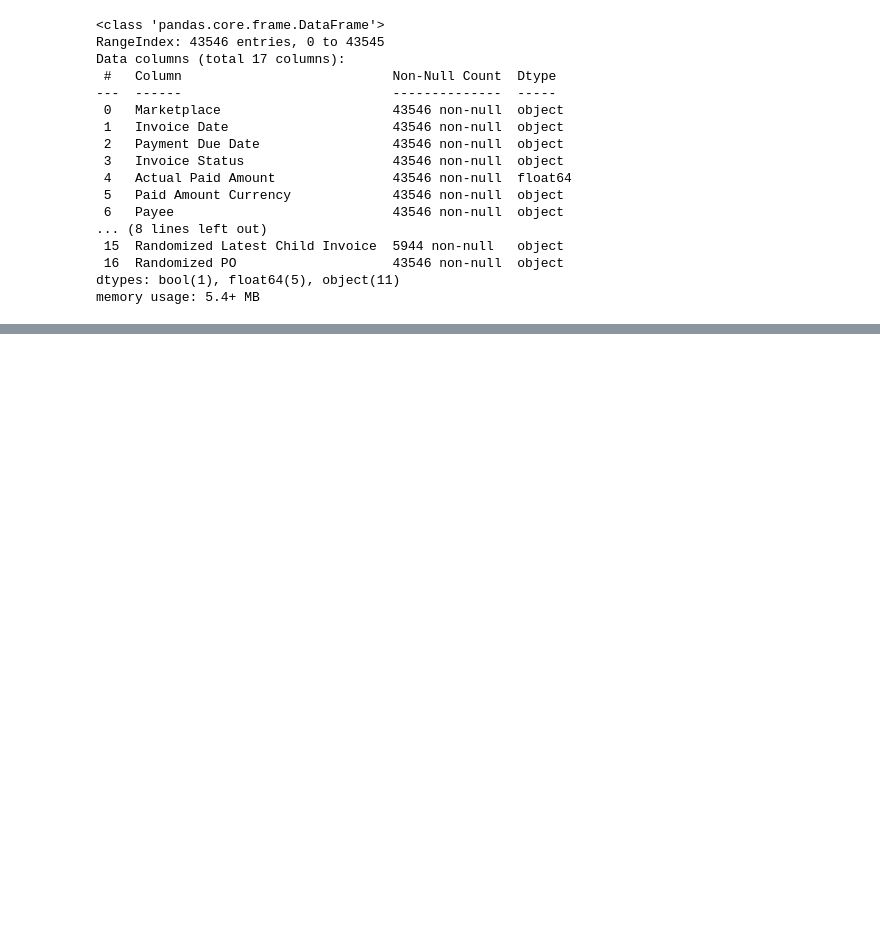
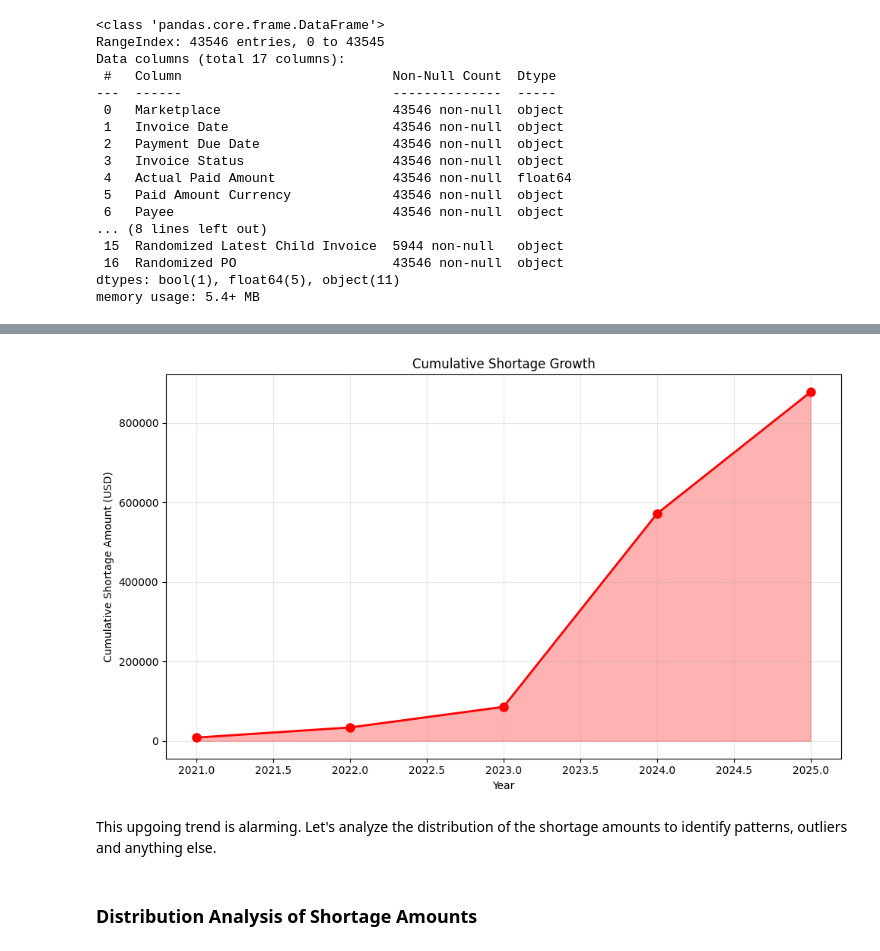
Before and after one commit to gabichulas/paired_assessment, a Jupyter notebook: main.ipynb, the cells around one changed output, grey strips where cells are left out. Drawn from its saved outputs; the diff is of its cells as text; code cells hidden in the pictures; blank space fills up the shorter version.

```diff
--- a/main.ipynb
+++ b/main.ipynb
@@ -27,0 +173,18 @@ memory usage: 5.4+ MB
+# %%
+cumulative = result.cumsum()
+
+plt.figure(figsize=(10, 6))
+plt.plot(cumulative.index, cumulative.values, marker='o', linewidth=2, markersize=8, color='red')
+plt.fill_between(cumulative.index, cumulative.values, alpha=0.3, color='red')
+plt.xlabel('Year')
+plt.ylabel('Cumulative Shortage Amount (USD)')
+plt.title('Cumulative Shortage Growth')
+plt.grid(True, alpha=0.3)
+plt.tight_layout()
+plt.show()
+# %% [output]
+[figure, added]
+# %% [markdown]
+This upgoing trend is alarming. Let's analyze the distribution of the shortage amounts to identify patterns, outliers and anything else.
+# %% [markdown]
+### Distribution Analysis of Shortage Amounts
```
Also changed, not shown: parts of 32 cells of this notebook.
